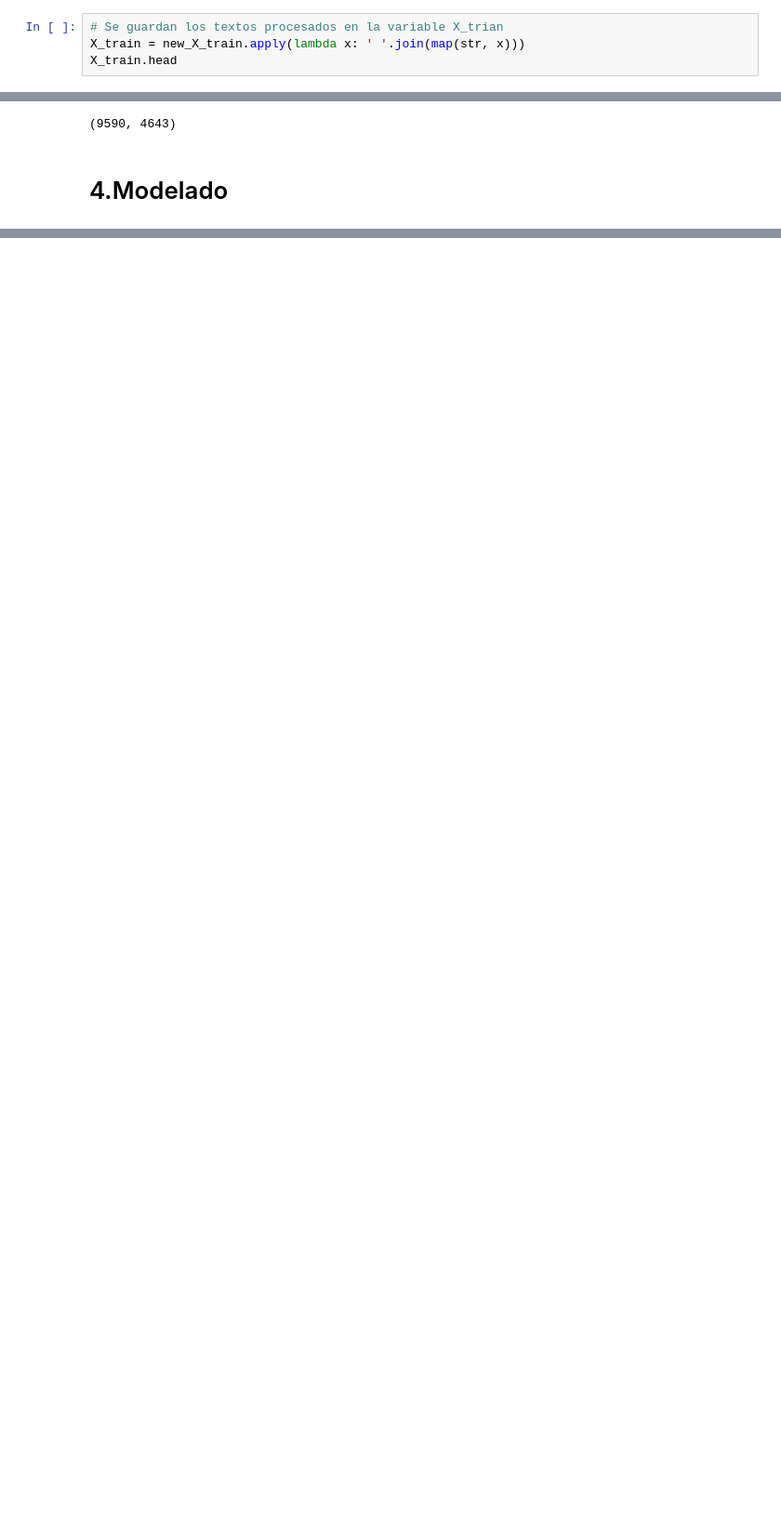
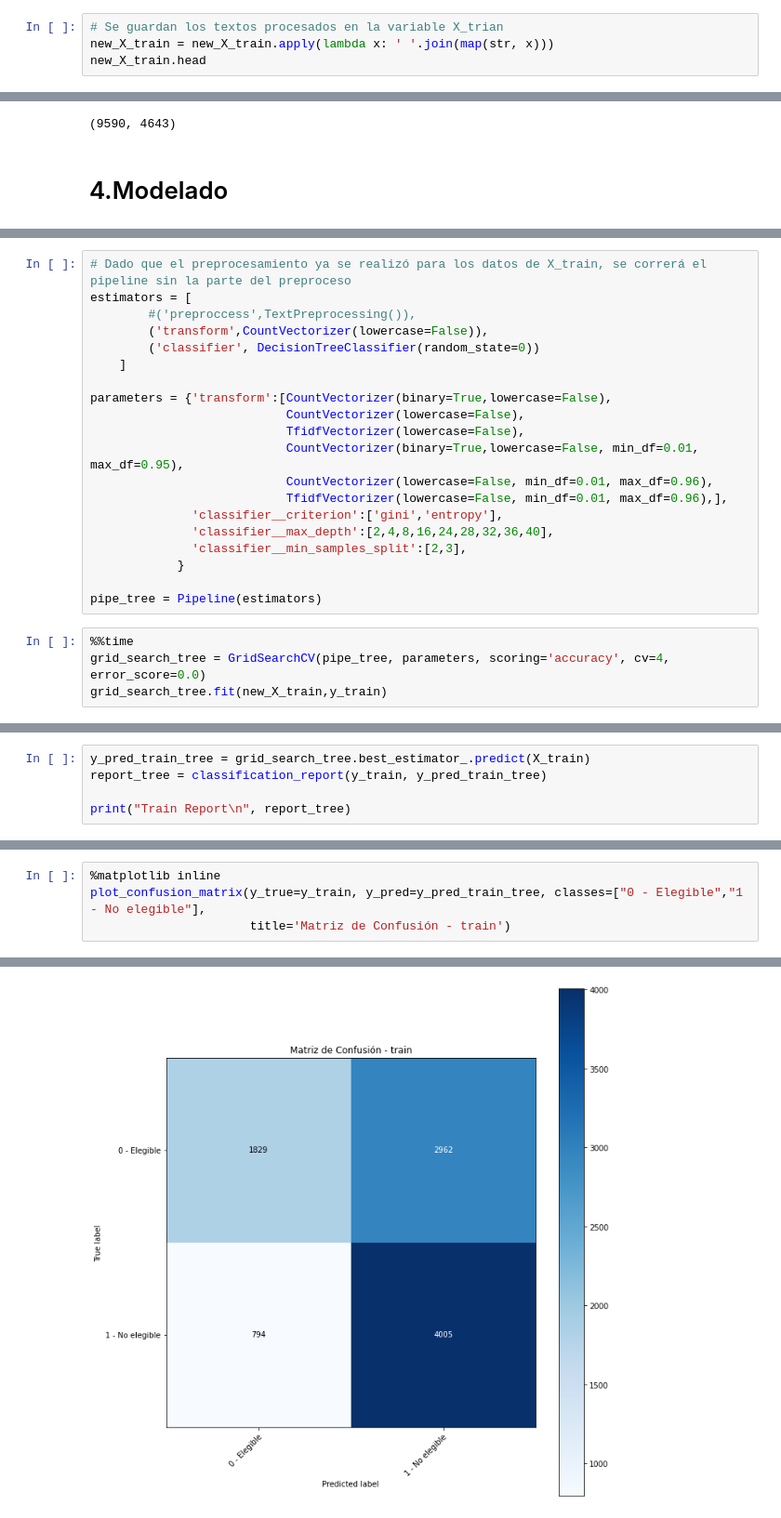
Before and after one commit to Traintain/2022-1-BI-Proyecto1-G4, a Jupyter notebook: Proyecto_1_Grupo_4.ipynb, the cells around one changed output, grey strips where cells are left out. Shown at 93% size. Drawn from its saved outputs; the diff is of its cells as text; blank space fills up the shorter version.

```diff
--- a/Proyecto_1_Grupo_4.ipynb
+++ b/Proyecto_1_Grupo_4.ipynb
@@ -505,8 +516,8 @@ new_X_train.head()
 Name: condition, dtype: object
 # %%
 # Se guardan los textos procesados en la variable X_trian
-X_train = new_X_train.apply(lambda x: ' '.join(map(str, x)))
-X_train.head
+new_X_train = new_X_train.apply(lambda x: ' '.join(map(str, x)))
+new_X_train.head
 # %% [output]
 <bound method NDFrame.head of 288      stage2 pancr cant diagnos creatinin gre doc mg dl
 2622     recur grad three follicul lymphom diagnos pri ...
@@ -602,0 +719,24 @@ def plot_confusion_matrix(y_true, y_pred, classes,
+# %%
+# Dado que el preprocesamiento ya se realizó para los datos de X_train, se correrá el pipeline sin la parte del preproceso
+estimators = [
+        #('preproccess',TextPreprocessing()),
+        ('transform',CountVectorizer(lowercase=False)),
+        ('classifier', DecisionTreeClassifier(random_state=0))
+    ]
+
+parameters = {'transform':[CountVectorizer(binary=True,lowercase=False),
+                           CountVectorizer(lowercase=False),
+                           TfidfVectorizer(lowercase=False),
+                           CountVectorizer(binary=True,lowercase=False, min_df=0.01, max_df=0.95),
+                           CountVectorizer(lowercase=False, min_df=0.01, max_df=0.96),
+                           TfidfVectorizer(lowercase=False, min_df=0.01, max_df=0.96),],
+              'classifier__criterion':['gini','entropy'],
+              'classifier__max_depth':[2,4,8,16,24,28,32,36,40],
+              'classifier__min_samples_split':[2,3],
+            }
+
+pipe_tree = Pipeline(estimators)
+# %%
+%%time
+grid_search_tree = GridSearchCV(pipe_tree, parameters, scoring='accuracy', cv=4, error_score=0.0)
+grid_search_tree.fit(new_X_train,y_train)
@@ -602,0 +753,5 @@ def plot_confusion_matrix(y_true, y_pred, classes,
+# %%
+y_pred_train_tree = grid_search_tree.best_estimator_.predict(X_train)
+report_tree = classification_report(y_train, y_pred_train_tree)
+
+print("Train Report\n", report_tree)
@@ -602,0 +768,5 @@ def plot_confusion_matrix(y_true, y_pred, classes,
+# %%
+%matplotlib inline
+plot_confusion_matrix(y_true=y_train, y_pred=y_pred_train_tree, classes=["0 - Elegible","1 - No elegible"],
+                      title='Matriz de Confusión - train')
+# %% [output]
@@ -602,0 +775 @@ def plot_confusion_matrix(y_true, y_pred, classes,
+[figure, added]
```
Also changed, not shown: parts of 59 cells of this notebook.
